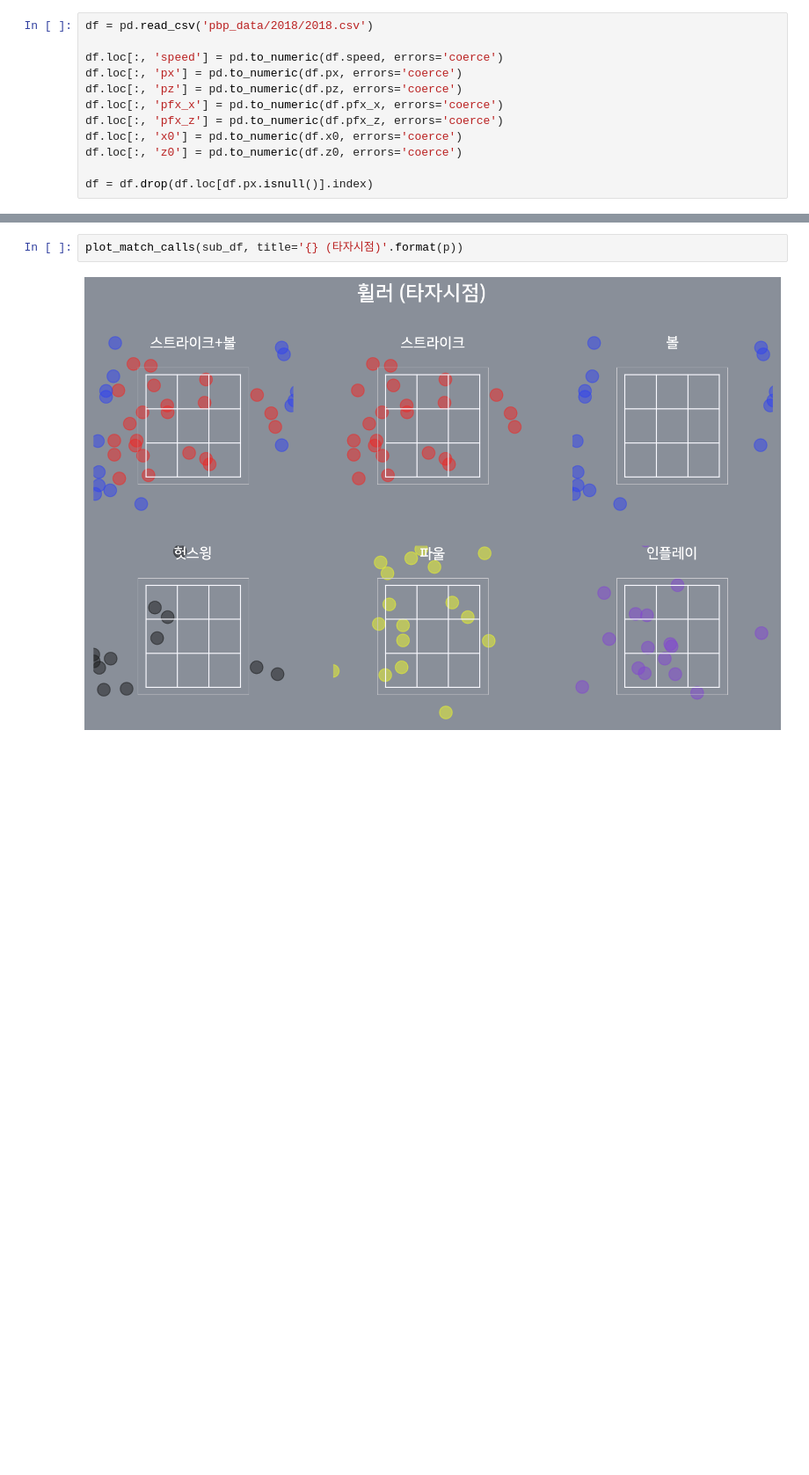
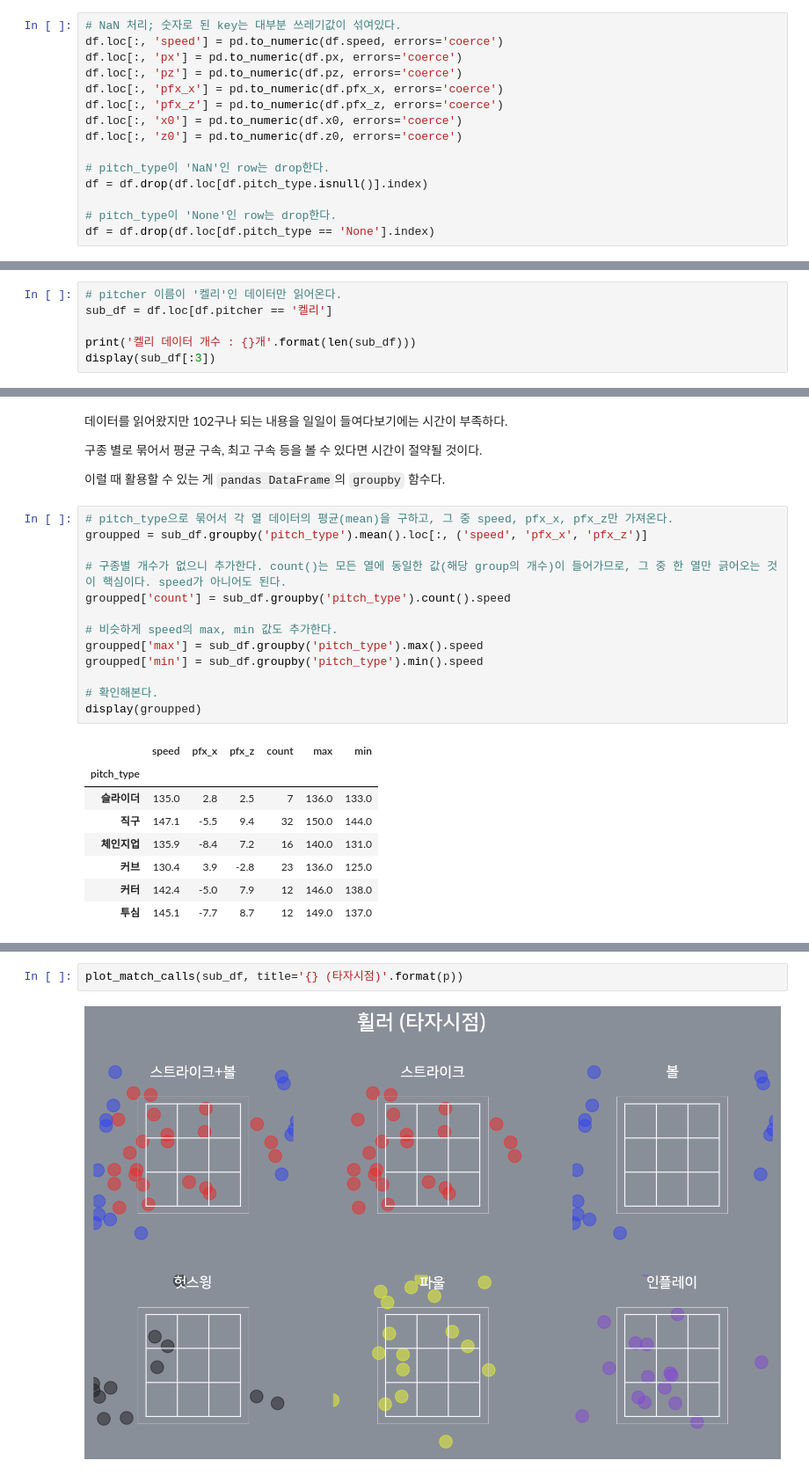
Before and after one commit to kparkk2/KBO_pbp_text_crawler, a Jupyter notebook: pfx_df.ipynb, the cells around one changed output, grey strips where cells are left out. Shown at 88% size. Saved outputs shown, nothing was run; the diff lists cells and outputs as text; blank space fills up the shorter version.

```diff
--- a/pfx_df.ipynb
+++ b/pfx_df.ipynb
@@ -11,6 +99,5 @@ pd.set_option('display.float_format', lambda x: '%.1f' % x)
 # %%
-df = pd.read_csv('pbp_data/2018/2018.csv')
-
+# NaN 처리; 숫자로 된 key는 대부분 쓰레기값이 섞여있다.
 df.loc[:, 'speed'] = pd.to_numeric(df.speed, errors='coerce')
 df.loc[:, 'px'] = pd.to_numeric(df.px, errors='coerce')
 df.loc[:, 'pz'] = pd.to_numeric(df.pz, errors='coerce')
@@ -19,4 +106,8 @@ df.loc[:, 'pfx_z'] = pd.to_numeric(df.pfx_z, errors='coerce')
 df.loc[:, 'x0'] = pd.to_numeric(df.x0, errors='coerce')
 df.loc[:, 'z0'] = pd.to_numeric(df.z0, errors='coerce')
 
-df = df.drop(df.loc[df.px.isnull()].index)
+# pitch_type이 'NaN'인 row는 drop한다.
+df = df.drop(df.loc[df.pitch_type.isnull()].index)
+
+# pitch_type이 'None'인 row는 drop한다.
+df = df.drop(df.loc[df.pitch_type == 'None'].index)
@@ -81,0 +151,6 @@ plot_calls(sd, title='가쓰요', calls=['스트라이크', '타격', '볼', '
+# %%
+# pitcher 이름이 '켈리'인 데이터만 읽어온다.
+sub_df = df.loc[df.pitcher == '켈리']
+
+print('켈리 데이터 개수 : {}개'.format(len(sub_df)))
+display(sub_df[:3])
@@ -81,0 +164,28 @@ plot_calls(sd, title='가쓰요', calls=['스트라이크', '타격', '볼', '
+# %% [markdown]
+데이터를 읽어왔지만 102구나 되는 내용을 일일이 들여다보기에는 시간이 부족하다.
+
+구종 별로 묶어서 평균 구속, 최고 구속 등을 볼 수 있다면 시간이 절약될 것이다.
+
+이럴 때 활용할 수 있는 게 `pandas DataFrame`의 `groupby` 함수다.
+# %%
+# pitch_type으로 묶어서 각 열 데이터의 평균(mean)을 구하고, 그 중 speed, pfx_x, pfx_z만 가져온다.
+groupped = sub_df.groupby('pitch_type').mean().loc[:, ('speed', 'pfx_x', 'pfx_z')]
+
+# 구종별 개수가 없으니 추가한다. count()는 모든 열에 동일한 값(해당 group의 개수)이 들어가므로, 그 중 한 열만 긁어오는 것이 핵심이다. speed가 아니어도 된다.
+groupped['count'] = sub_df.groupby('pitch_type').count().speed
+
+# 비슷하게 speed의 max, min 값도 추가한다.
+groupped['max'] = sub_df.groupby('pitch_type').max().speed
+groupped['min'] = sub_df.groupby('pitch_type').min().speed
+
+# 확인해본다.
+display(groupped)
+# %% [output]
+|  | speed | pfx_x | pfx_z | count | max | min |
+| pitch_type |  |  |  |  |  |  |
+| 슬라이더 | 135.0 | 2.8 | 2.5 | 7 | 136.0 | 133.0 |
+| 직구 | 147.1 | -5.5 | 9.4 | 32 | 150.0 | 144.0 |
+| 체인지업 | 135.9 | -8.4 | 7.2 | 16 | 140.0 | 131.0 |
+| 커브 | 130.4 | 3.9 | -2.8 | 23 | 136.0 | 125.0 |
+| 커터 | 142.4 | -5.0 | 7.9 | 12 | 146.0 | 138.0 |
+| 투심 | 145.1 | -7.7 | 8.7 | 12 | 149.0 | 137.0 |
```
Also changed, not shown: parts of 22 cells of this notebook, 1 other file.
